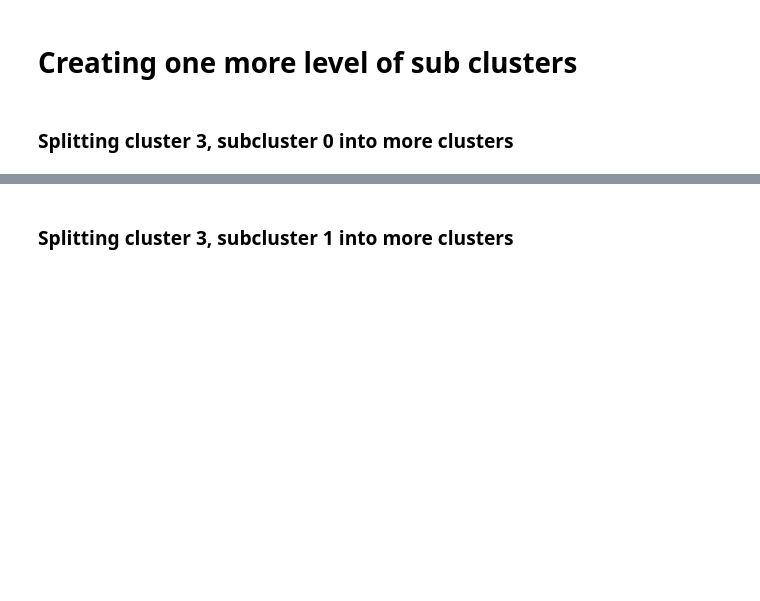
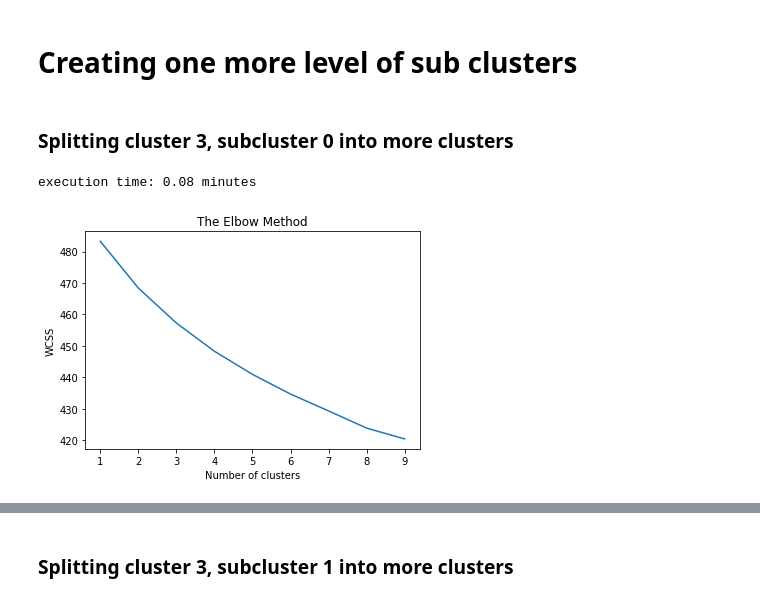
Before and after one commit to DistrictDataLabs/company-clustering, a Jupyter notebook: Company Clustering.ipynb, the cells around one changed output, grey strips where cells are left out. Drawn from its saved outputs; the diff is of its cells as text; code cells hidden in the pictures; blank space fills up the shorter version.

```diff
--- a/Company Clustering.ipynb
+++ b/Company Clustering.ipynb
@@ -633,6 +628,11 @@ merged_df = pd.merge(left=merged_df, right=test, how='left', on="Ticker")
 # Creating one more level of sub clusters
 # %% [markdown]
 ### Splitting cluster 3, subcluster 0 into more clusters
+# %%
+find_number_clusters(Subcluster3_level1_0_tfidif.todense())
+# %% [output]
+execution time: 0.08 minutes
+[figure, added]
 # %%
 # trying to find subclusters for any cluster
 Subcluster3_level1_0_df = merged_df[(merged_df['Clusters']==3) & (merged_df['Subclusters_level_1']==0)]
```
Also changed, not shown: parts of 17 cells of this notebook.
